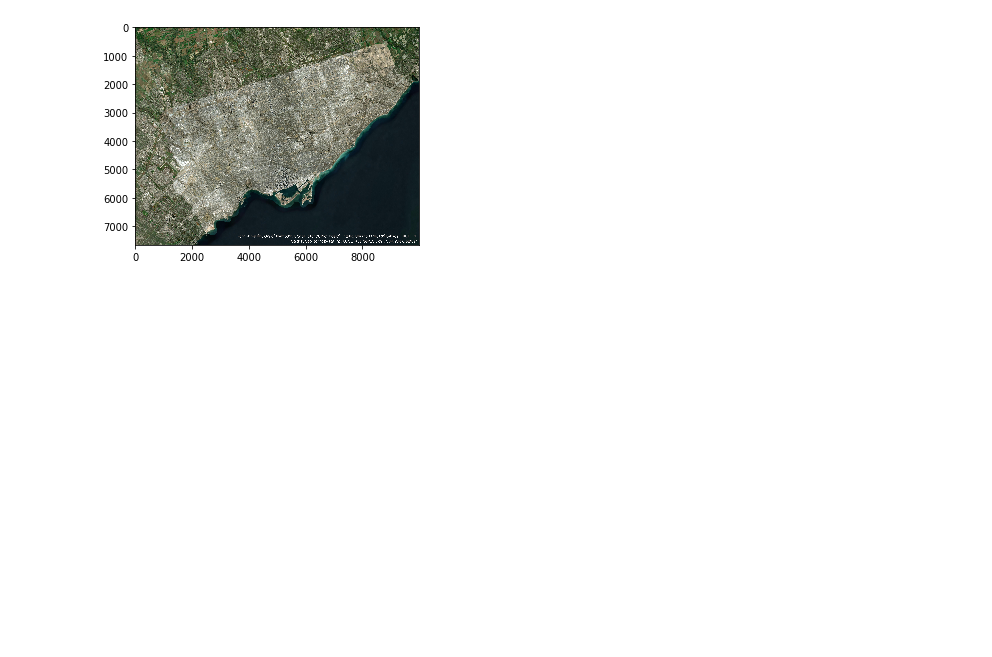
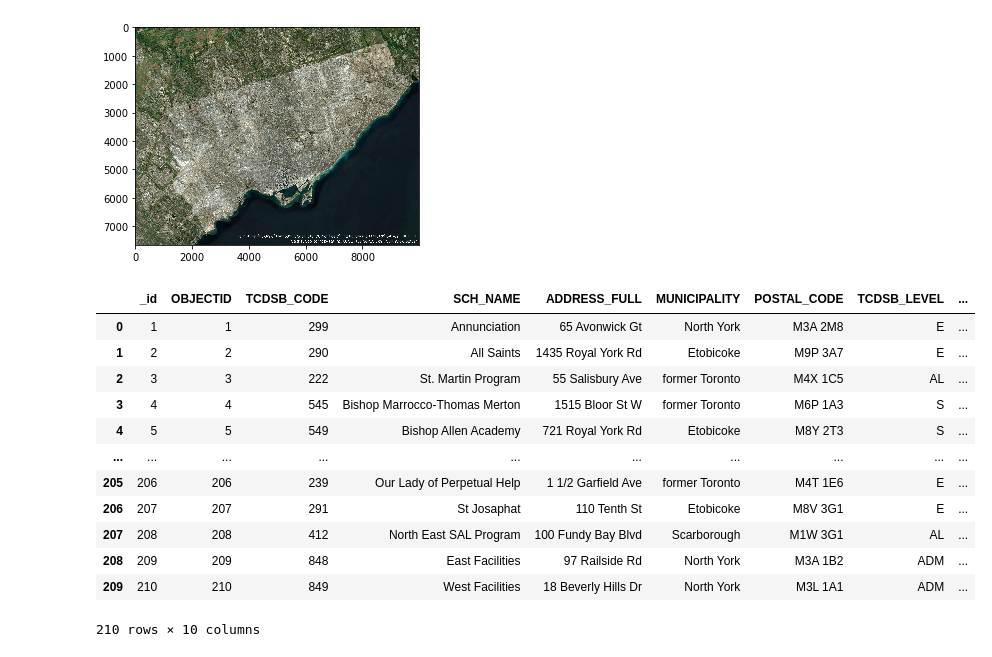
Before and after one commit to geotrieu/transit-ai, a Jupyter notebook: src/preprocessing.ipynb, the cells around one changed output. Saved outputs shown, nothing was run; the diff lists cells and outputs as text; code cells hidden in the pictures; blank space fills up the shorter version.

Commit message:
Data Preprocessing for tdcsb schools

```diff
--- a/src/preprocessing.ipynb
+++ b/src/preprocessing.ipynb
@@ -16,0 +19,21 @@ def getSatelliteImage():
+# %%
+def getTDCSBSchools():
+    return pd.read_csv(r'C:\Users\pavle\OneDrive\Desktop\TCDSB - Schools - 4326.csv', sep = ',')
+
+tdcsbSchools = getTDCSBSchools()
+# %%
+tdcsbSchools
+# %% [output]
+|  | _id | OBJECTID | TCDSB_CODE | SCH_NAME | ADDRESS_FULL | MUNICIPALITY | POSTAL_CODE | TCDSB_LEVEL | ... |
+| 0 | 1 | 1 | 299 | Annunciation | 65 Avonwick Gt | North York | M3A 2M8 | E | ... |
+| 1 | 2 | 2 | 290 | All Saints | 1435 Royal York Rd | Etobicoke | M9P 3A7 | E | ... |
+| 2 | 3 | 3 | 222 | St. Martin Program | 55 Salisbury Ave | former Toronto | M4X 1C5 | AL | ... |
+| 3 | 4 | 4 | 545 | Bishop Marrocco-Thomas Merton | 1515 Bloor St W | former Toronto | M6P 1A3 | S | ... |
+| 4 | 5 | 5 | 549 | Bishop Allen Academy | 721 Royal York Rd | Etobicoke | M8Y 2T3 | S | ... |
+| ... | ... | ... | ... | ... | ... | ... | ... | ... | ... |
+| 205 | 206 | 206 | 239 | Our Lady of Perpetual Help | 1 1/2 Garfield Ave | former Toronto | M4T 1E6 | E | ... |
+| 206 | 207 | 207 | 291 | St Josaphat | 110 Tenth St | Etobicoke | M8V 3G1 | E | ... |
+| 207 | 208 | 208 | 412 | North East SAL Program | 100 Fundy Bay Blvd | Scarborough | M1W 3G1 | AL | ... |
+| 208 | 209 | 209 | 848 | East Facilities | 97 Railside Rd | North York | M3A 1B2 | ADM | ... |
+| 209 | 210 | 210 | 849 | West Facilities | 18 Beverly Hills Dr | North York | M3L 1A1 | ADM | ... |
+210 rows × 10 columns
```
Also changed, not shown: parts of 1 cell of this notebook.
